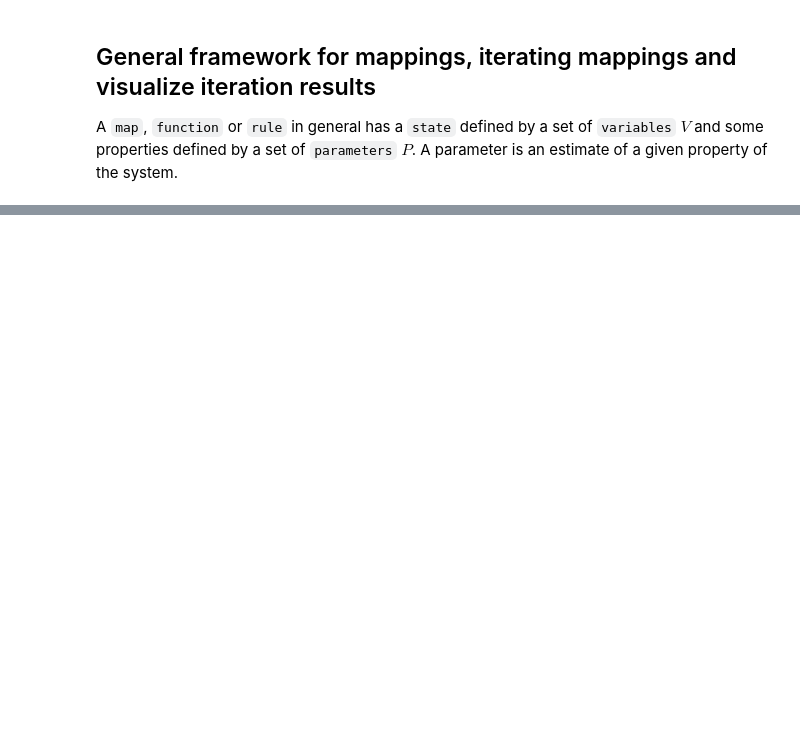
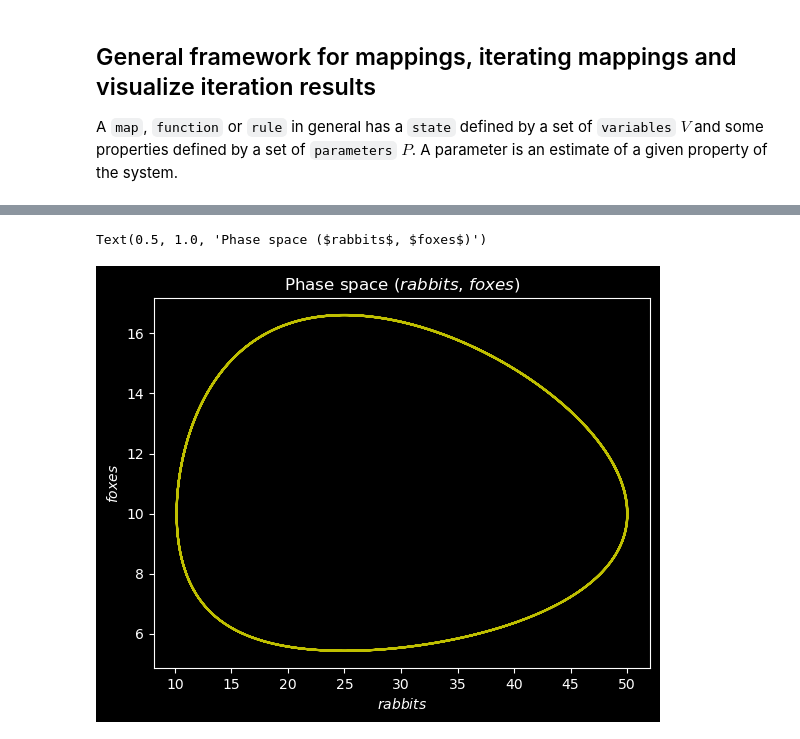
Before and after one commit to bartmarseille/iterative-maps, a Jupyter notebook: map-iterate-plot-framework.ipynb, the cells around one changed output, grey strips where cells are left out. Cells and saved outputs as stored; diff of their text form; code cells hidden in the pictures; blank space fills up the shorter version.

```diff
--- a/map-iterate-plot-framework.ipynb
+++ b/map-iterate-plot-framework.ipynb
@@ -252,0 +203,8 @@ plot_iterations(Is)
+# %%
+plt.plot(v_hat['x'],v_hat['y'])
+plt.xlabel('$rabbits$')
+plt.ylabel('$foxes$')
+plt.title('Phase space ($rabbits$, $foxes$)')
+# %% [output]
+Text(0.5, 1.0, 'Phase space ($rabbits$, $foxes$)')
+[figure, added]
```
Also changed, not shown: parts of 8 cells of this notebook, 3 other files.
